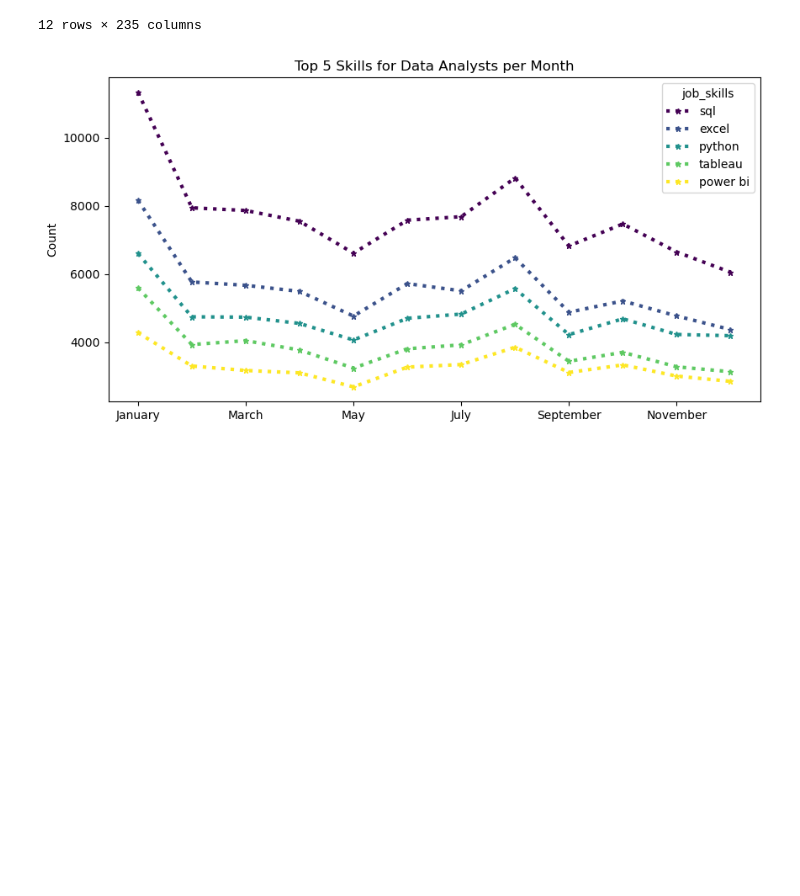
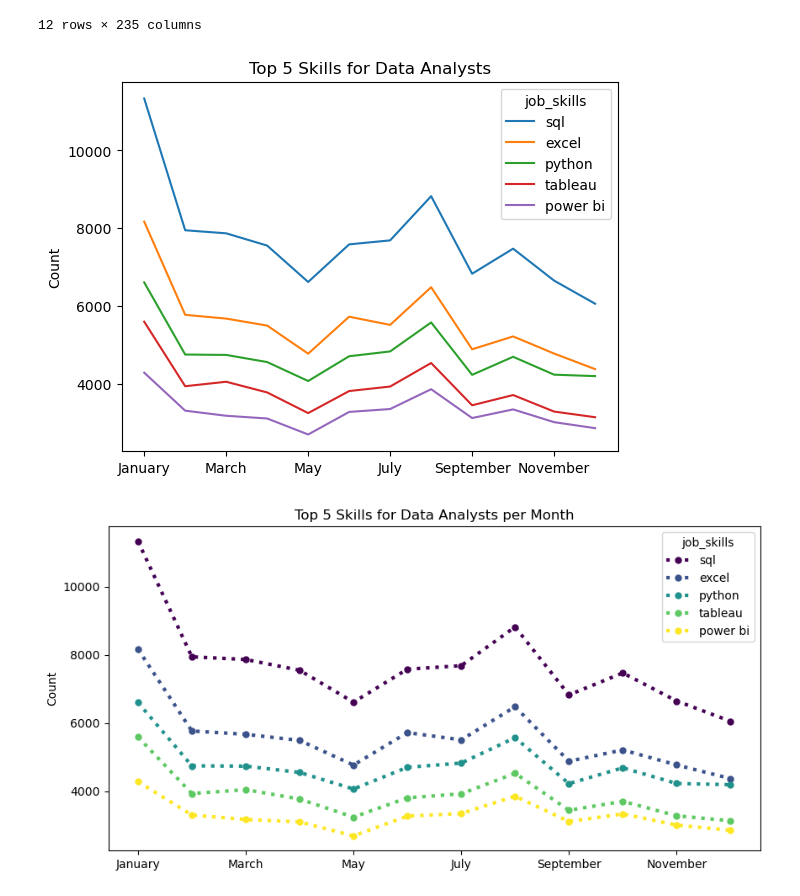
Before and after one commit to Cuishine/Python_Data_Project, a Jupyter notebook: 2_Advanced/16_Matplotlib_Advanced_Customization.ipynb, the cells around one changed output. Cells and saved outputs as stored; diff of their text form; code cells hidden in the pictures; blank space fills up the shorter version.

```diff
--- a/2_Advanced/16_Matplotlib_Advanced_Customization.ipynb
+++ b/2_Advanced/16_Matplotlib_Advanced_Customization.ipynb
@@ -47,7 +47,15 @@ df_DA_pivot
 # %%
 # Use month name for plotting
 df_DA_pivot =df_DA_pivot.reset_index()
 df_DA_pivot['job_posted_month'] = df_DA_pivot['job_posted_month_no'].apply(lambda x: pd.to_datetime(str(x), format='%m').strftime('%B'))
 df_DA_pivot = df_DA_pivot.set_index('job_posted_month')
 df_DA_pivot = df_DA_pivot.drop(columns='job_posted_month_no')
+
+df_DA_pivot.iloc[:, :5].plot(kind='line')
+plt.title("Top 5 Skills for Data Analysts")
+plt.ylabel('Count')
+plt.xlabel('')
+plt.show()
+# %% [output]
+[figure, added]
 # %%
```
Also changed, not shown: parts of 6 cells of this notebook, 2 other files.
